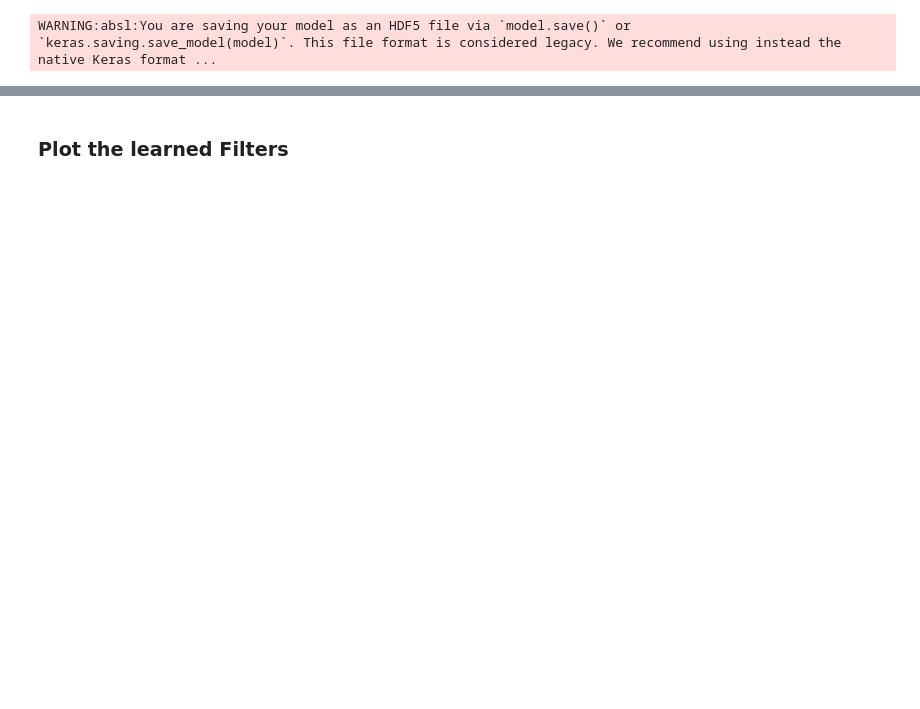
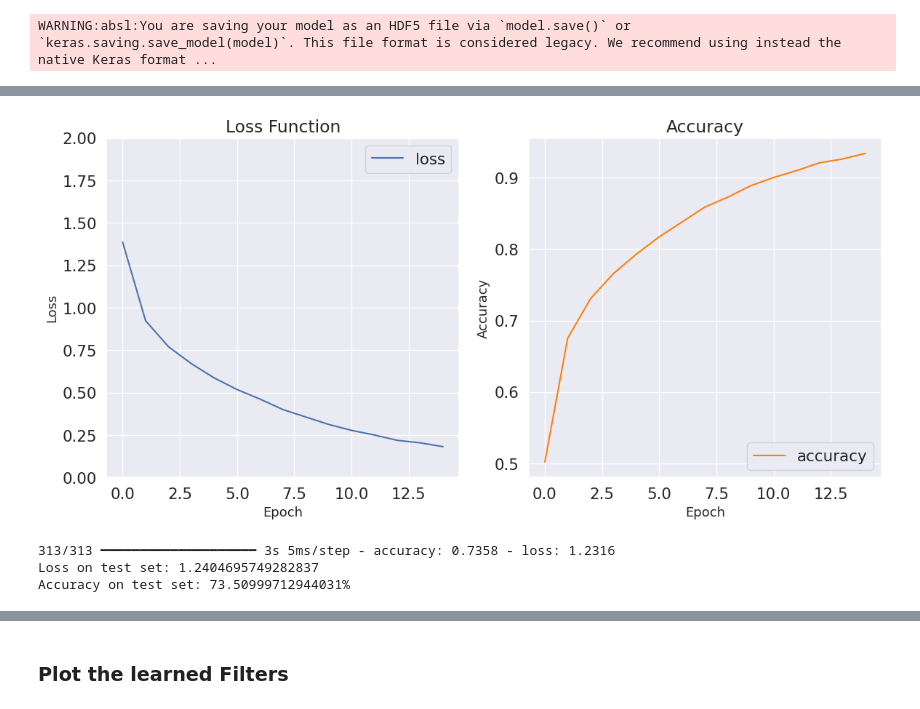
Before and after one commit to UniPG-KitLab/Machine_Learning-Lab, a Jupyter notebook: 03_CNN/SOL-CNN.ipynb, the cells around one changed output, grey strips where cells are left out. Saved outputs shown, nothing was run; the diff lists cells and outputs as text; code cells hidden in the pictures; blank space fills up the shorter version.

```diff
--- a/03_CNN/SOL-CNN.ipynb
+++ b/03_CNN/SOL-CNN.ipynb
@@ -243,0 +370,4 @@ WARNING:absl:You are saving your model as an HDF5 file via `model.save()` or `ke
+# %%
+model_inception.compile(loss="sparse_categorical_crossentropy", optimizer="adam", metrics=["accuracy"])
+# %%
+history = model_inception.fit(x_train, y_train, epochs=15)
@@ -243,0 +392,36 @@ WARNING:absl:You are saving your model as an HDF5 file via `model.save()` or `ke
+# %%
+# Degine a subplot grid 1x2
+plt.figure(figsize=(12, 6))
+plt.subplot(1, 2, 1)
+
+# Plot for loss and val_loss
+plt.title("Loss Function")
+plt.plot(history.history['loss'], label='loss')
+plt.xlabel('Epoch', fontsize=13)
+plt.ylabel('Loss', fontsize=13)
+plt.ylim([0.0, 2])
+plt.legend(loc='upper right')
+
+plt.subplot(1, 2, 2)
+
+# Plot for accuracy and val_accuracy
+plt.title("Accuracy")
+plt.plot(history.history['accuracy'], label='accuracy', color='tab:orange')
+plt.xlabel('Epoch', fontsize=13)
+plt.ylabel('Accuracy', fontsize=13)
+plt.legend(loc='lower right')
+
+plt.tight_layout()
+plt.show()
+# %% [output]
+[figure, added]
+# %%
+# Model evaluation on test data
+test_loss, test_accuracy = model_inception.evaluate(x_test, y_test)
+
+print(f'Loss on test set: {test_loss}')
+print(f'Accuracy on test set: {test_accuracy*100}%')
+# %% [output]
+313/313 ━━━━━━━━━━━━━━━━━━━━ 3s 5ms/step - accuracy: 0.7358 - loss: 1.2316
+Loss on test set: 1.2404695749282837
+Accuracy on test set: 73.50999712944031%
```
Also changed, not shown: parts of 25 cells of this notebook, 1 other file.
